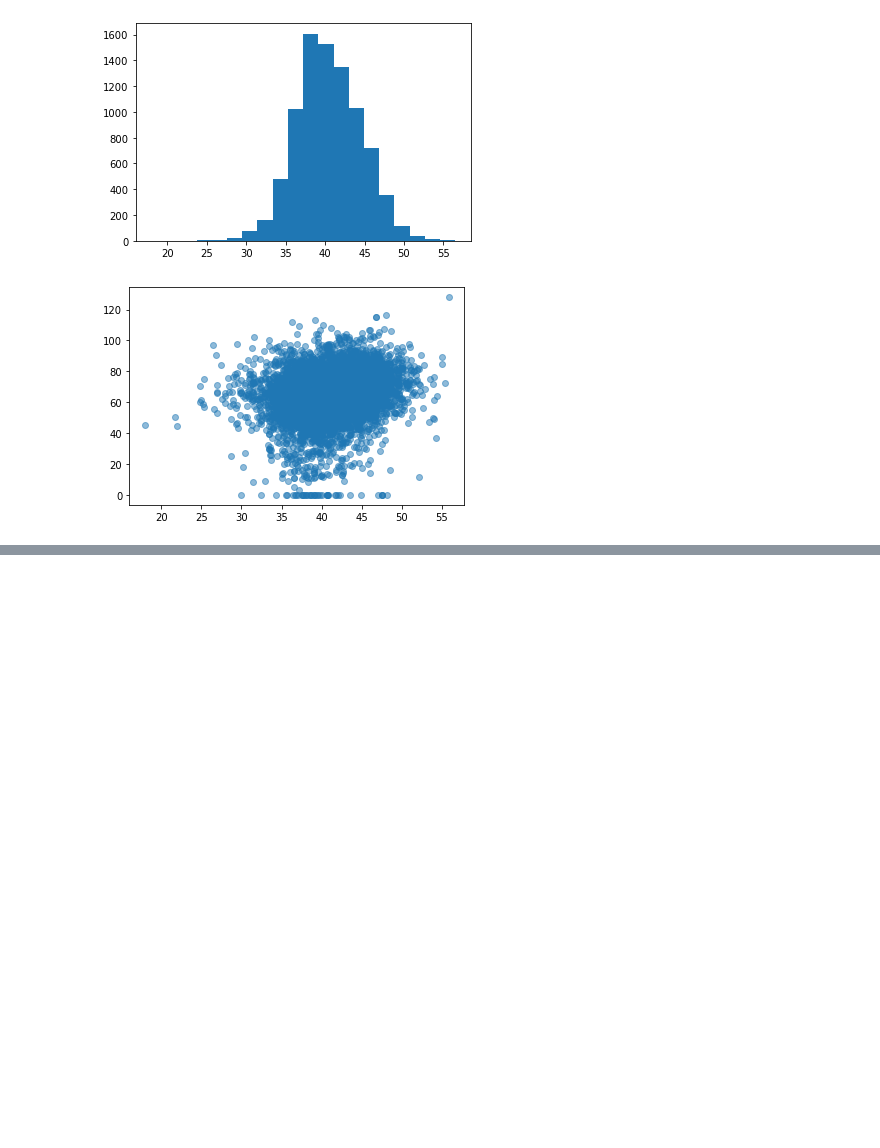
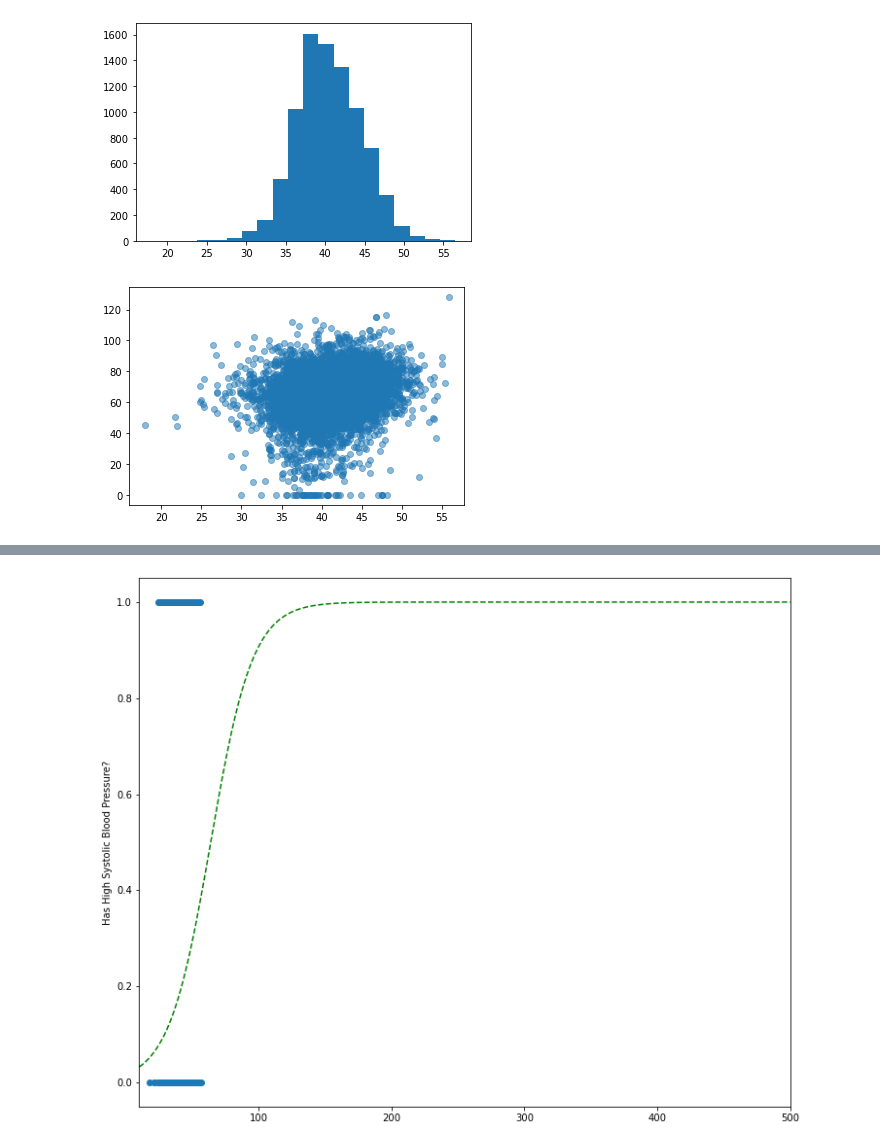
Before and after one commit to noodleybroodley/Final-Capstone, a Jupyter notebook: notebooks/test.ipynb, the cells around one changed output, grey strips where cells are left out. Saved outputs shown, nothing was run; the diff lists cells and outputs as text; code cells hidden in the pictures; blank space fills up the shorter version.

```diff
--- a/notebooks/test.ipynb
+++ b/notebooks/test.ipynb
@@ -143,0 +172,15 @@ sns.catplot(x='DMDMARTL', y='AVG DIAS BP',kind='box', data=test_df)
+# %%
+x = np.linspace(0,500,500).reshape(-1,1)
+
+fig = plt.figure(figsize=(12,10))
+ax = fig.add_subplot(111)
+ax.scatter(x_values, y_values, cmap='bwr')
+ax.plot(x, model.predict_proba(x)[:,1], 'g--', label='probability of horse')
+ax.set_xlim([10,500])
+# ax.set_ylim([-0.2,1.201])
+# ax.set_xlabel('Weight (lb)',fontsize=font_size)
+ax.set_ylabel('Has High Systolic Blood Pressure?')
+# ax.set_title('Horseness vs. weight',fontsize=font_size)
+plt.show()
+# %% [output]
+[figure, added]
```
Also changed, not shown: parts of 8 cells of this notebook, 1 other file.
